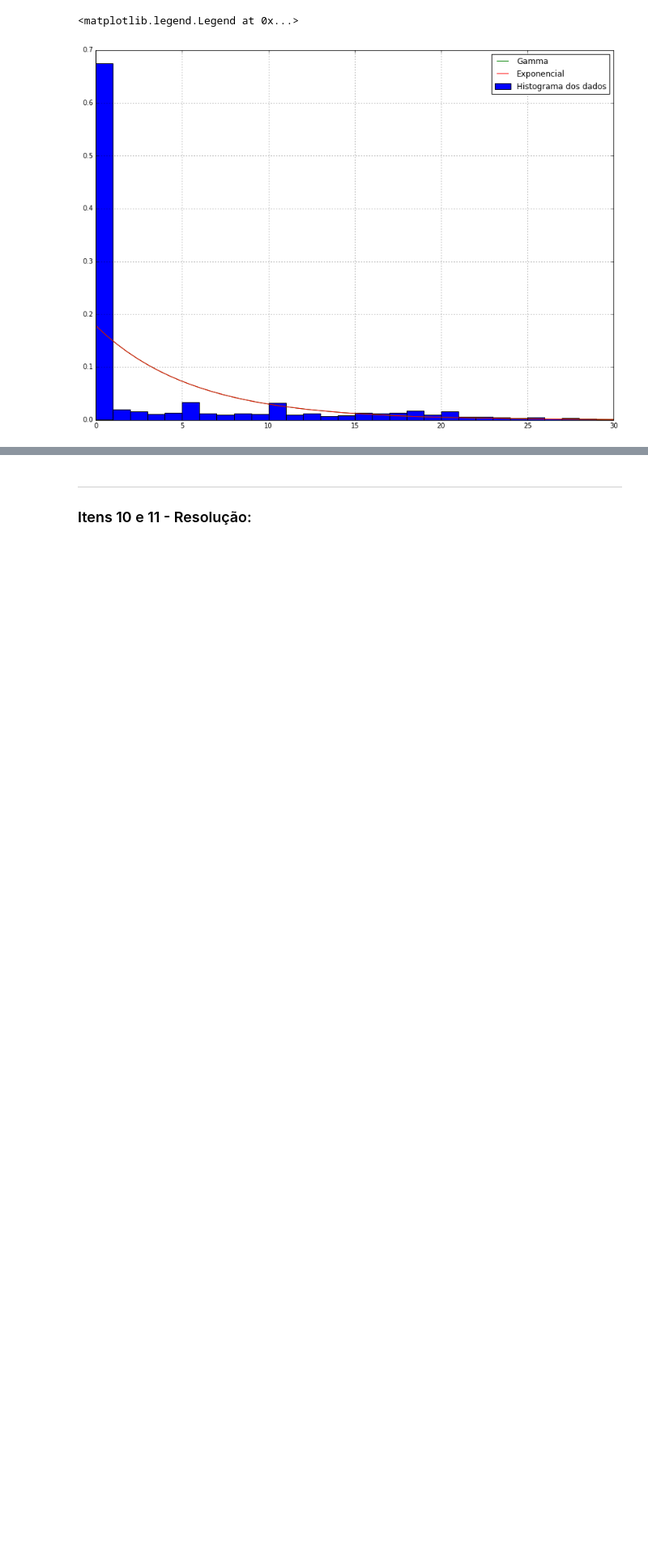
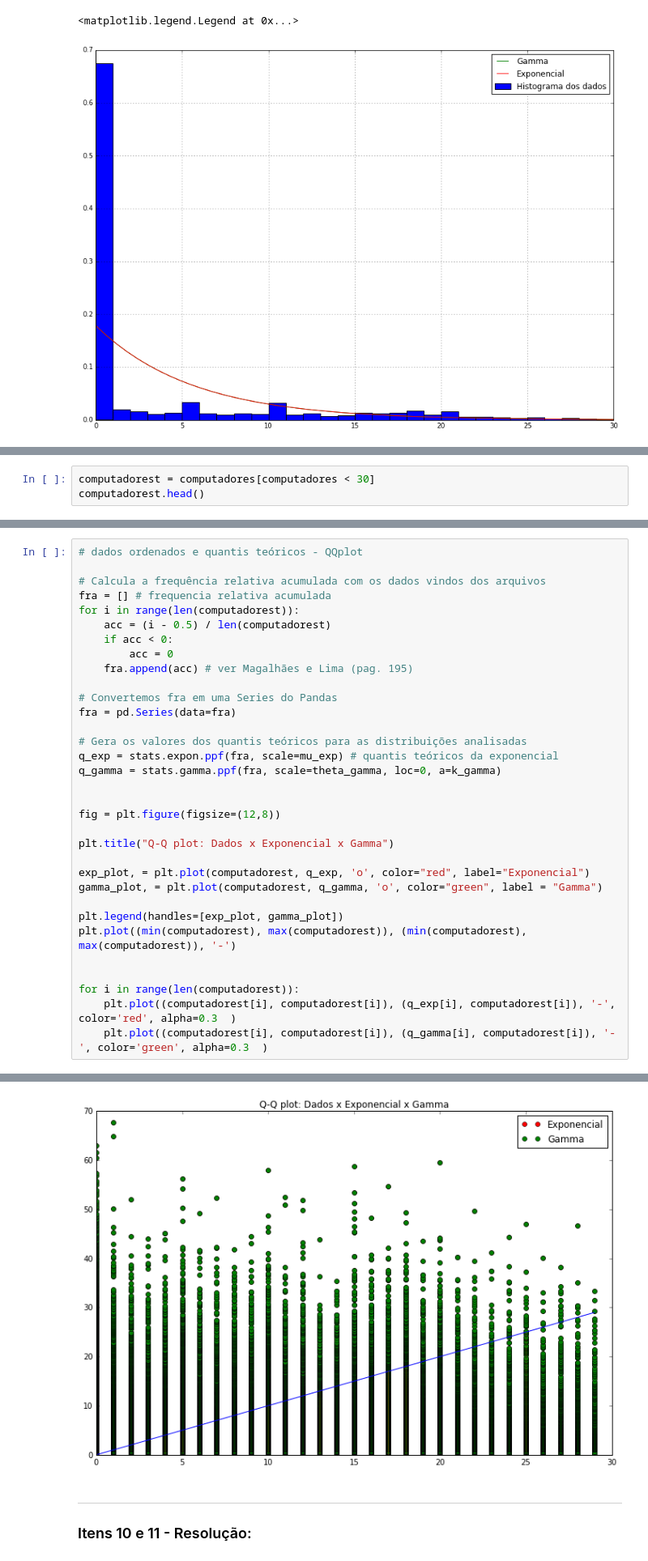
Before and after one commit to carletti/CD, a Jupyter notebook: Mini-Projeto1/MiniProjeto1.ipynb, the cells around one changed output, grey strips where cells are left out. Shown at 81% size. Saved outputs shown, nothing was run; the diff lists cells and outputs as text; blank space fills up the shorter version.

```diff
--- a/Mini-Projeto1/MiniProjeto1.ipynb
+++ b/Mini-Projeto1/MiniProjeto1.ipynb
@@ -122,0 +123,3 @@ ___
+# %%
+computadorest = computadores[computadores < 30]
+computadorest.head()
@@ -122,0 +133,34 @@ ___
+# %%
+# dados ordenados e quantis teóricos - QQplot
+
+# Calcula a frequência relativa acumulada com os dados vindos dos arquivos
+fra = [] # frequencia relativa acumulada
+for i in range(len(computadorest)):
+    acc = (i - 0.5) / len(computadorest)
+    if acc < 0:
+        acc = 0
+    fra.append(acc) # ver Magalhães e Lima (pag. 195)
+
+# Convertemos fra em uma Series do Pandas
+fra = pd.Series(data=fra)
+
+# Gera os valores dos quantis teóricos para as distribuições analisadas
+q_exp = stats.expon.ppf(fra, scale=mu_exp) # quantis teóricos da exponencial
+q_gamma = stats.gamma.ppf(fra, scale=theta_gamma, loc=0, a=k_gamma)
+
+
+fig = plt.figure(figsize=(12,8))
+
+plt.title("Q-Q plot: Dados x Exponencial x Gamma")
+
+exp_plot, = plt.plot(computadorest, q_exp, 'o', color="red", label="Exponencial")
+gamma_plot, = plt.plot(computadorest, q_gamma, 'o', color="green", label = "Gamma")
+
+plt.legend(handles=[exp_plot, gamma_plot])
+plt.plot((min(computadorest), max(computadorest)), (min(computadorest), max(computadorest)), '-')
+
+
+for i in range(len(computadorest)):
+    plt.plot((computadorest[i], computadorest[i]), (q_exp[i], computadorest[i]), '-', color='red', alpha=0.3  )
+    plt.plot((computadorest[i], computadorest[i]), (q_gamma[i], computadorest[i]), '-', color='green', alpha=0.3  )
+# %% [output]
@@ -123,3 +168,4 @@ ___
+[figure, added]
 # %% [markdown]
 ___
 ### Itens 10 e 11 - Resolução:
```
Also changed, not shown: parts of 7 cells of this notebook.
